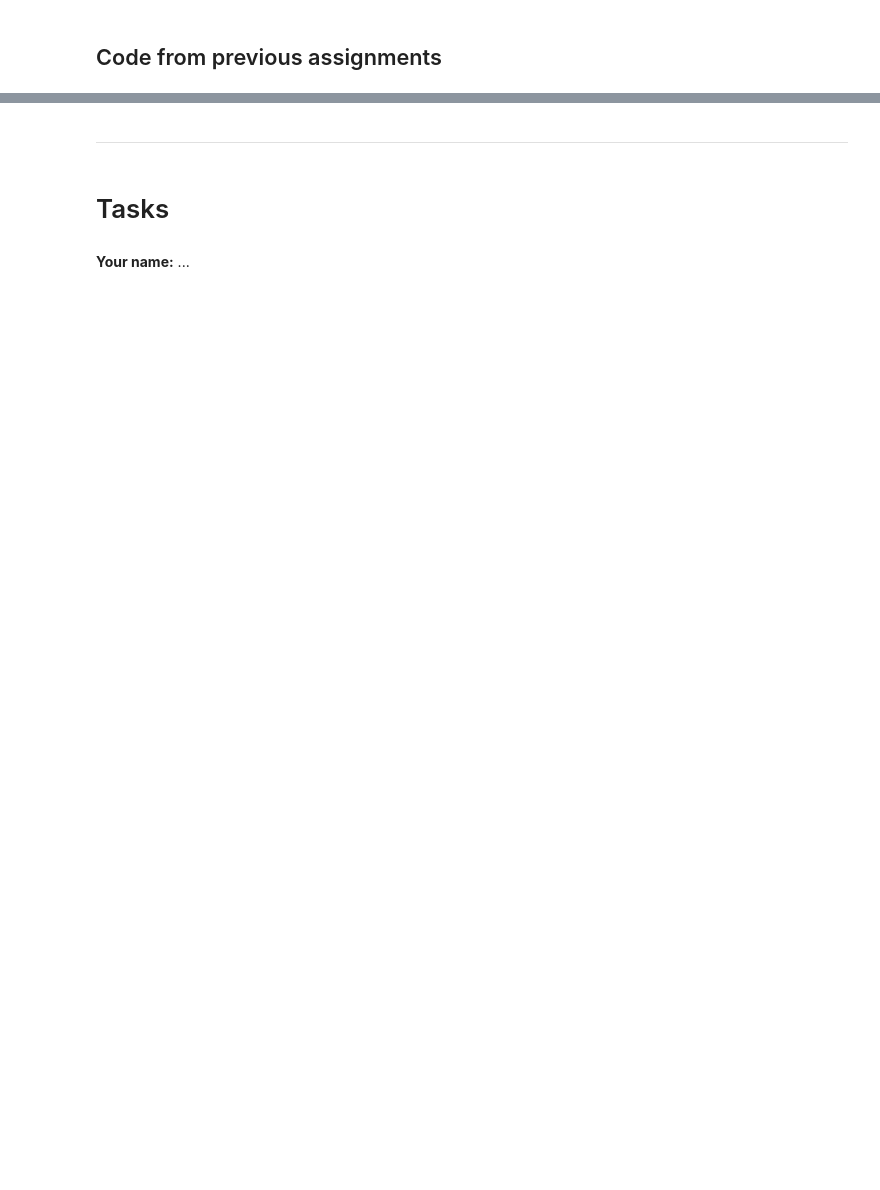
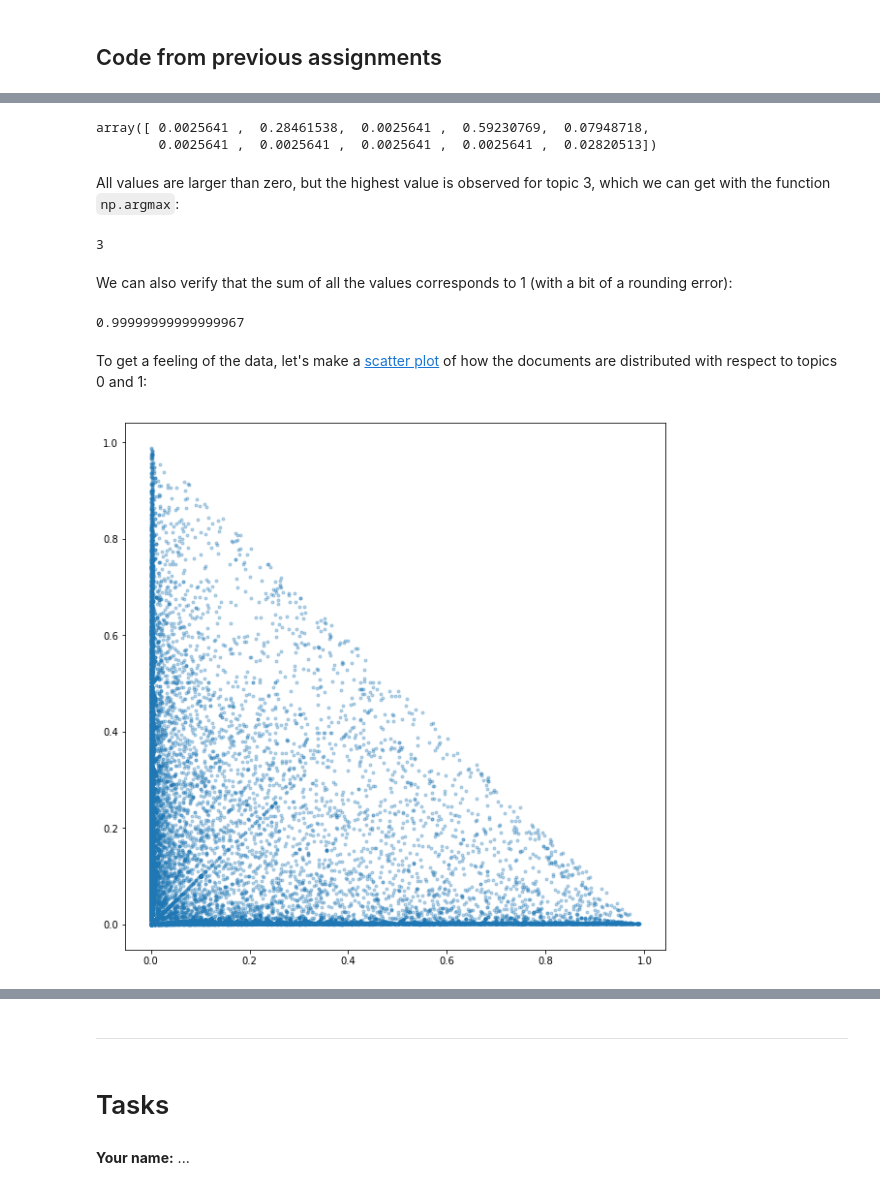
Before and after one commit to VUInformationRetrieval/IR2017_2018, a Jupyter notebook: 06_clustering.ipynb, the cells around one changed output, grey strips where cells are left out. Drawn from its saved outputs; the diff is of its cells as text; code cells hidden in the pictures; blank space fills up the shorter version.

```diff
--- a/06_clustering.ipynb
+++ b/06_clustering.ipynb
@@ -162,0 +101,9 @@ Topic 9: mg p group dose groups using time
+# %%
+import numpy as np
+
+doc_term_matrix = np.zeros((len(doc_list), len(short_term_list)), np.bool_)
+
+for d in range(0,len(doc_list)):
+    for i in range(0,len(short_term_list)):
+        if (doc_list[d] in inverted_index[short_term_list[i]]):
+            doc_term_matrix[d,i] = True
@@ -162,0 +134,2 @@ Topic 9: mg p group dose groups using time
+# %%
+model10 = lda.LDA(n_topics=10, n_iter=50, random_state=1)
@@ -162,0 +138,2 @@ Topic 9: mg p group dose groups using time
+# %%
+model10.fit(doc_term_matrix);
@@ -162,0 +177,27 @@ Topic 9: mg p group dose groups using time
+# %%
+doc_topic10 = model10.doc_topic_
+doc_topic10[0,:]
+# %% [output]
+array([ 0.0025641 ,  0.28461538,  0.0025641 ,  0.59230769,  0.07948718,
+        0.0025641 ,  0.0025641 ,  0.0025641 ,  0.0025641 ,  0.02820513])
+# %% [markdown]
+All values are larger than zero, but the highest value is observed for topic 3, which we can get with the function `np.argmax`:
+# %%
+np.argmax(doc_topic10[0,:])
+# %% [output]
+3
+# %% [markdown]
+We can also verify that the sum of all the values corresponds to 1 (with a bit of a rounding error):
+# %%
+sum(doc_topic10[0,:])
+# %% [output]
+0.99999999999999967
+# %% [markdown]
+To get a feeling of the data, let's make a [scatter plot](http://matplotlib.org/api/pyplot_api.html#matplotlib.pyplot.scatter) of how the documents are distributed with respect to topics 0 and 1:
+# %%
+# Make the plots a bit larger:
+plt.rcParams["figure.figsize"] = [10, 10]
+
+plt.scatter(doc_topic10[:,0], doc_topic10[:,1], marker='.', alpha=0.3);
+# %% [output]
+[figure, added]
```
Also changed, not shown: parts of 64 cells of this notebook, 1 other file.
